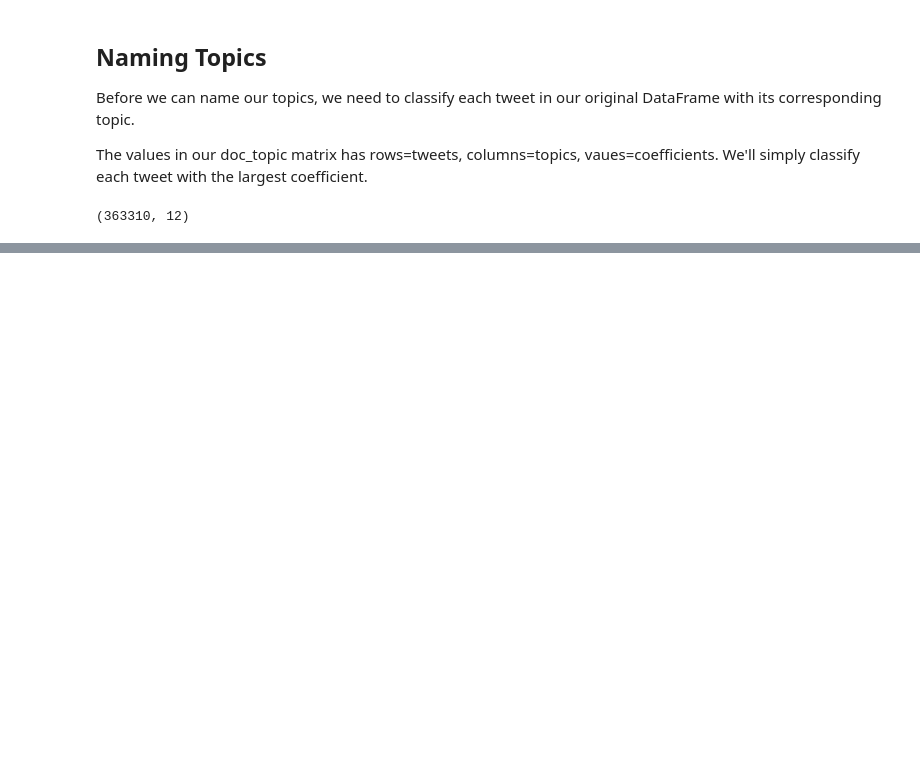
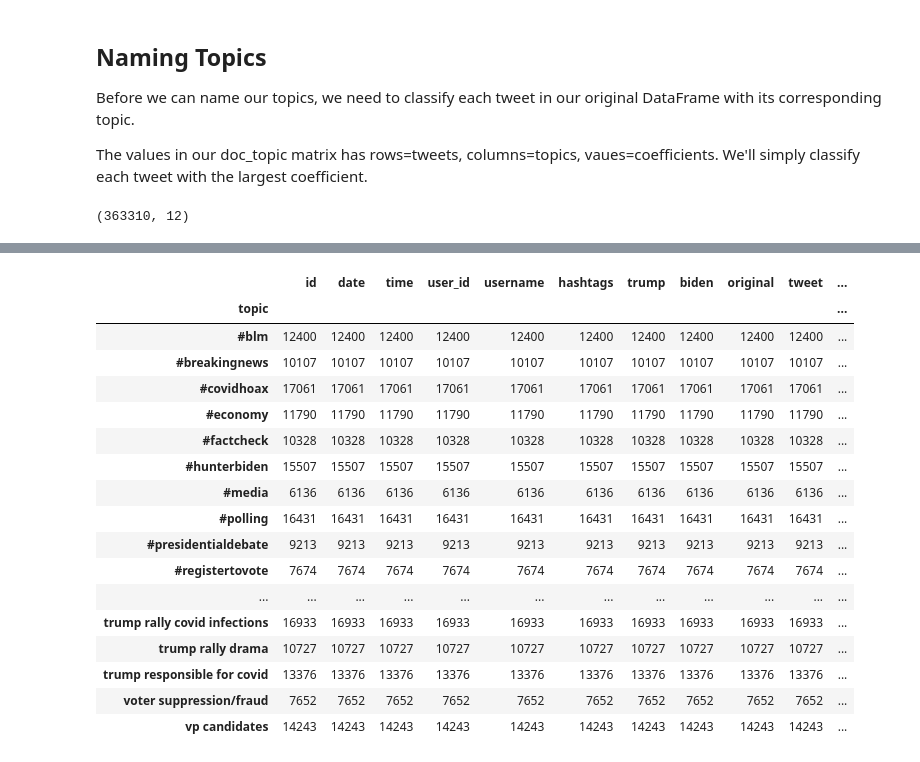
Before and after one commit to edubu2/metis-project4, a Jupyter notebook: code/topic_naming.ipynb, the cells around one changed output, grey strips where cells are left out. Drawn from its saved outputs; the diff is of its cells as text; code cells hidden in the pictures; blank space fills up the shorter version.

Commit message:
Last push before presi

```diff
--- a/code/topic_naming.ipynb
+++ b/code/topic_naming.ipynb
@@ -190,0 +174,40 @@ data[['username', 'date', 'topic', 'original', 'tweet']].sample(10)
+# %%
+data['topic'] = doc_topic.argmax(axis=1)
+if np.min(data.topic.to_numpy()) == 0:
+    data['topic'] += 1
+
+topics = {
+    1:"anti-trump supporters",
+    2:"#vote",
+    3:"covid stats",
+    4:"vp candidates",
+    5:"#presidentialdebate",
+    6:"trump responsible for covid",
+    7:"past candidates",
+    8:"#hunterbiden",
+    9:"trump rally drama",
+    10:"#registertovote",
+    11:"#blm",
+    12:"covid policy",
+    13:"negative campaign ads",
+    14:"voter suppression/fraud",
+    15:"supreme court nom.",
+    16:"#economy",
+    17:"foreign affairs",
+    18:"#media",
+    19:"trump distrust science",
+    20:"#votebiden",
+    21:"#polling",
+    22:"healthcare for all",
+    23:"#factcheck",
+    24:"town halls",
+    25:"federal stimulus",
+    26:"#votetrump",
+    27:"trump covid diagnosis",
+    28:"#covidhoax",
+    29:"#breakingnews",
+    30:"trump rally covid infections"
+}
+
+data['topic'] = data['topic'].map(topics)
+data.to_pickle("pickle/tweet_topics.pick")
@@ -190,0 +228,21 @@ data[['username', 'date', 'topic', 'original', 'tweet']].sample(10)
+# %%
+data.groupby('topic').agg('count')
+# %% [output]
+|  | id | date | time | user_id | username | hashtags | trump | biden | original | tweet | ... |
+| topic |  |  |  |  |  |  |  |  |  |  | ... |
+| #blm | 12400 | 12400 | 12400 | 12400 | 12400 | 12400 | 12400 | 12400 | 12400 | 12400 | ... |
+| #breakingnews | 10107 | 10107 | 10107 | 10107 | 10107 | 10107 | 10107 | 10107 | 10107 | 10107 | ... |
+| #covidhoax | 17061 | 17061 | 17061 | 17061 | 17061 | 17061 | 17061 | 17061 | 17061 | 17061 | ... |
+| #economy | 11790 | 11790 | 11790 | 11790 | 11790 | 11790 | 11790 | 11790 | 11790 | 11790 | ... |
+| #factcheck | 10328 | 10328 | 10328 | 10328 | 10328 | 10328 | 10328 | 10328 | 10328 | 10328 | ... |
+| #hunterbiden | 15507 | 15507 | 15507 | 15507 | 15507 | 15507 | 15507 | 15507 | 15507 | 15507 | ... |
+| #media | 6136 | 6136 | 6136 | 6136 | 6136 | 6136 | 6136 | 6136 | 6136 | 6136 | ... |
+| #polling | 16431 | 16431 | 16431 | 16431 | 16431 | 16431 | 16431 | 16431 | 16431 | 16431 | ... |
+| #presidentialdebate | 9213 | 9213 | 9213 | 9213 | 9213 | 9213 | 9213 | 9213 | 9213 | 9213 | ... |
+| #registertovote | 7674 | 7674 | 7674 | 7674 | 7674 | 7674 | 7674 | 7674 | 7674 | 7674 | ... |
+| ... | ... | ... | ... | ... | ... | ... | ... | ... | ... | ... | ... |
+| trump rally covid infections | 16933 | 16933 | 16933 | 16933 | 16933 | 16933 | 16933 | 16933 | 16933 | 16933 | ... |
+| trump rally drama | 10727 | 10727 | 10727 | 10727 | 10727 | 10727 | 10727 | 10727 | 10727 | 10727 | ... |
+| trump responsible for covid | 13376 | 13376 | 13376 | 13376 | 13376 | 13376 | 13376 | 13376 | 13376 | 13376 | ... |
+| voter suppression/fraud | 7652 | 7652 | 7652 | 7652 | 7652 | 7652 | 7652 | 7652 | 7652 | 7652 | ... |
+| vp candidates | 14243 | 14243 | 14243 | 14243 | 14243 | 14243 | 14243 | 14243 | 14243 | 14243 | ... |
```
Also changed, not shown: parts of 20 cells of this notebook, 11 other files.
